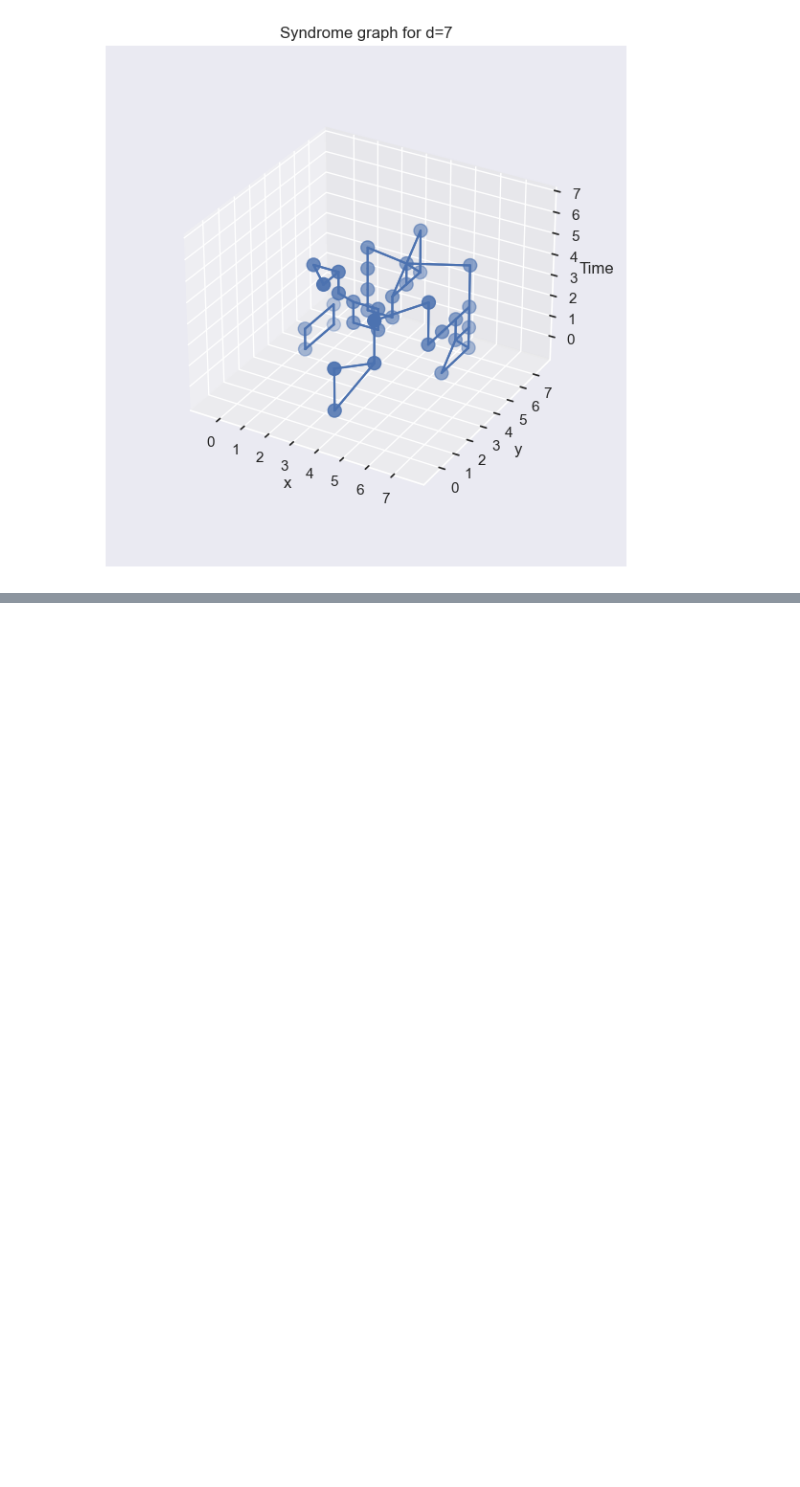
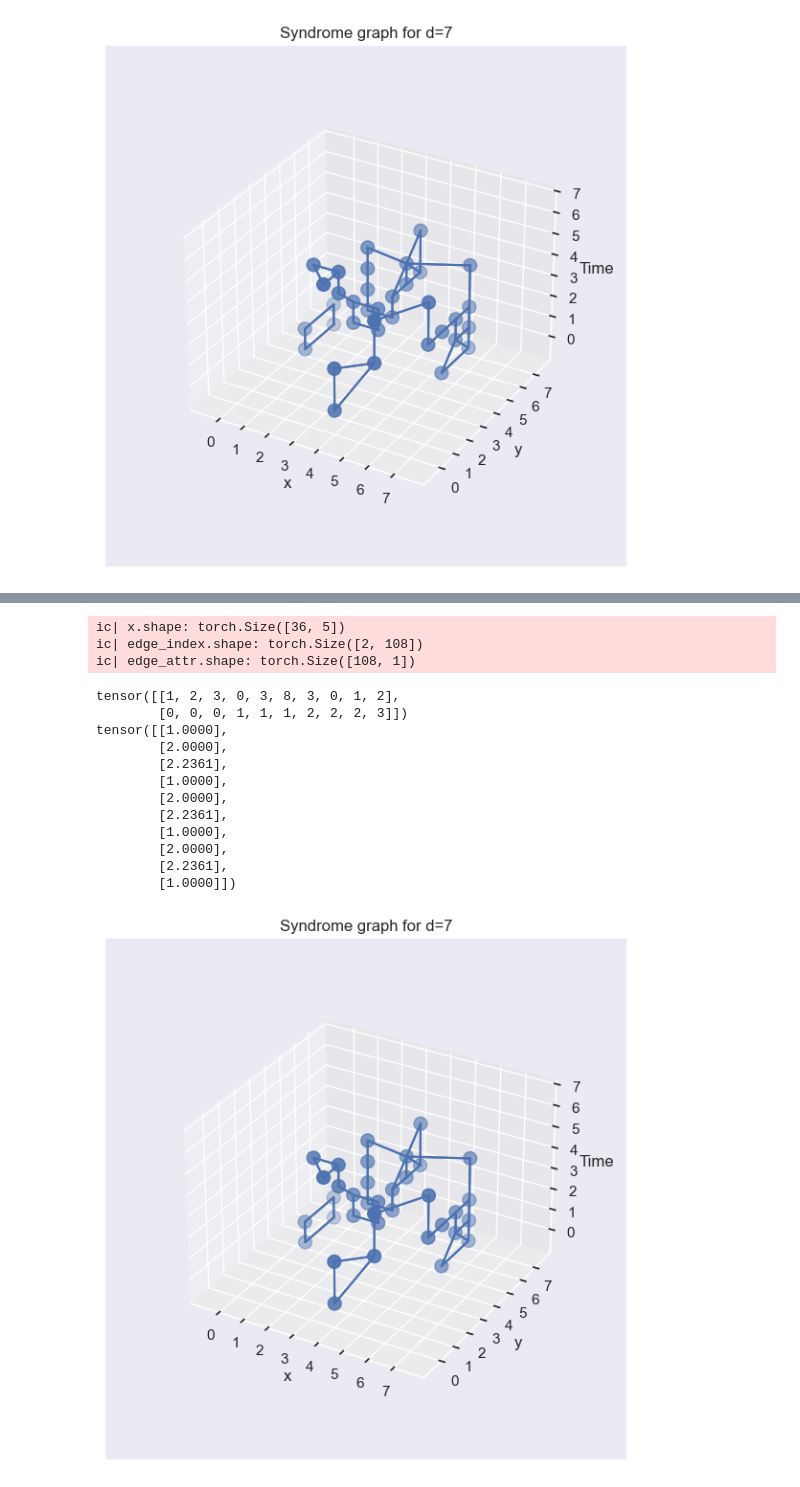
Before and after one commit to ibengtsson/GNN_decoder_quant, a Jupyter notebook: notebooks/graph_visualisation.ipynb, the cells around one changed output, grey strips where cells are left out. Cells and saved outputs as stored; diff of their text form; code cells hidden in the pictures; blank space fills up the shorter version.

```diff
--- a/notebooks/graph_visualisation.ipynb
+++ b/notebooks/graph_visualisation.ipynb
@@ -13,3 +14,9 @@ from mpl_toolkits.mplot3d import Axes3D
 import seaborn as sns
 sns.set()
 from icecream import ic
+# %%
+import torch
+import torch.nn as nn
+m = nn.AvgPool1d(4)
+x = torch.tensor([[[8, 8, 8, 8], [3, 3, 3, 3]]])
+m(x)
@@ -142,0 +101,40 @@ torch.float32
+# %%
+sim = SurfaceCodeSim(reps, code_sz, p, n_graphs, seed=seed)
+syndromes, flips, n_identities = sim.generate_syndromes()
+for syndrome, flip in zip(syndromes, flips):
+    x, edge_index, edge_attr, y = get_3D_graph(
+        syndrome_3D=syndrome,
+        target=flip,
+        m_nearest_nodes=m_nearest_nodes,
+        power=2.0,
+    )
+    data = Data(x, edge_index, edge_attr, y, pos=x[:, 2:])
+    data = transform(data)
+    graphs.append(data)
+from src.graph_representation import get_batch_of_graphs
+x, edge_index, edge_attr, batch_labels = get_batch_of_graphs(syndromes[[0], ...], 3)
+
+ic(x.shape)
+ic(edge_index.shape)
+ic(edge_attr.shape)
+
+print(edge_index[:, :10])
+print(edge_attr[:10, :])
+visualise_graph(graphs[0], code_sz, reps)
+# %% [output]
+ic| x.shape: torch.Size([36, 5])
+ic| edge_index.shape: torch.Size([2, 108])
+ic| edge_attr.shape: torch.Size([108, 1])
+tensor([[1, 2, 3, 0, 3, 8, 3, 0, 1, 2],
+        [0, 0, 0, 1, 1, 1, 2, 2, 2, 3]])
+tensor([[1.0000],
+        [2.0000],
+        [2.2361],
+        [1.0000],
+        [2.0000],
+        [2.2361],
+        [1.0000],
+        [2.0000],
+        [2.2361],
+        [1.0000]])
+[figure, added]
```
Also changed, not shown: parts of 3 cells of this notebook, 2 other files.
